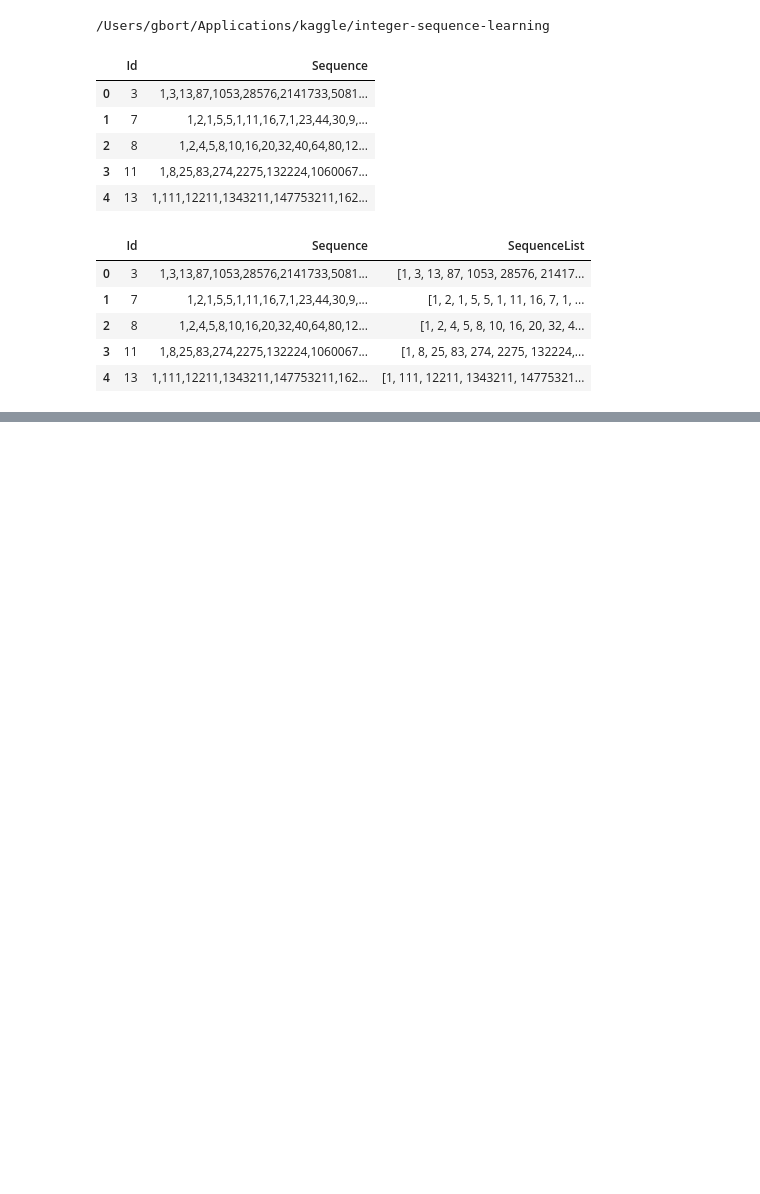
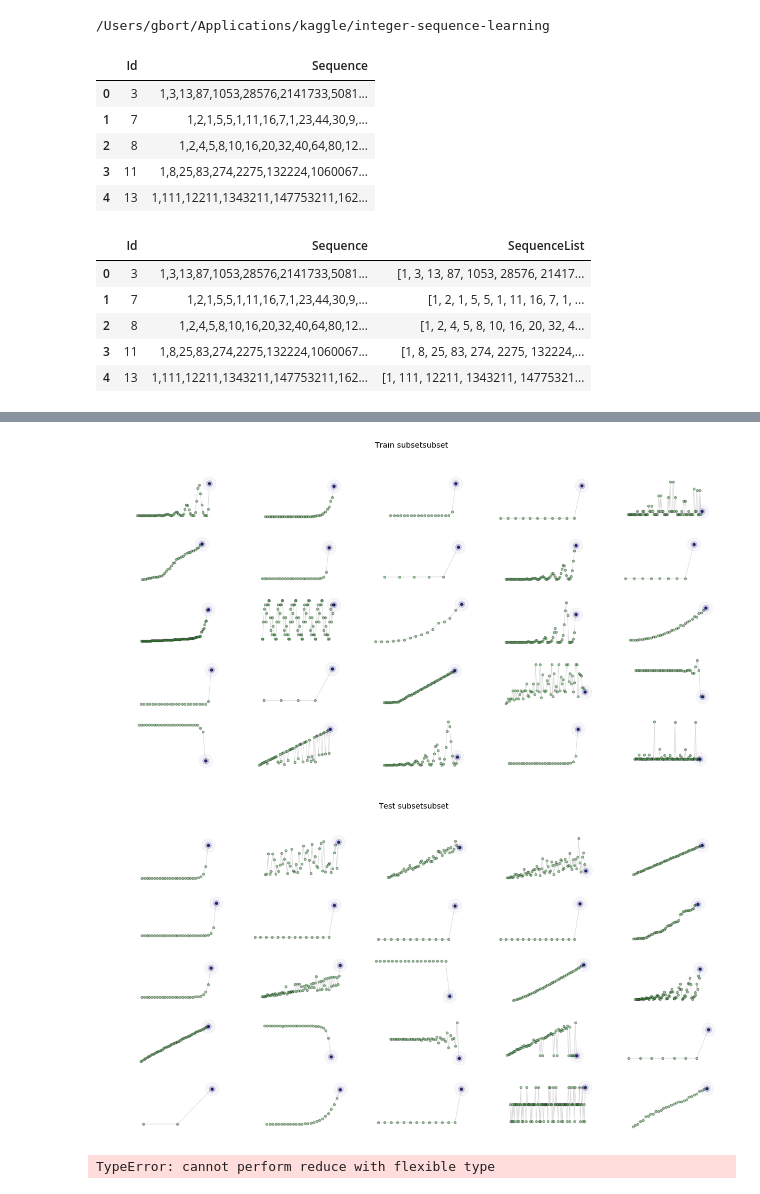
Before and after one commit to gerardobort/kaggle, a Jupyter notebook: integer-sequence-learning/approach2.ipynb, the cells around one changed output, grey strips where cells are left out. Drawn from its saved outputs; the diff is of its cells as text; code cells hidden in the pictures; blank space fills up the shorter version.

```diff
--- a/integer-sequence-learning/approach2.ipynb
+++ b/integer-sequence-learning/approach2.ipynb
@@ -6,6 +6,7 @@
 import pandas as pd
 # %%
 train = pd.read_csv("data/train.csv")
+test = pd.read_csv("data/test.csv")
 # %%
 train.head()
 # %% [output]
@@ -20,6 +21,7 @@ def split(seq):
     return seq.split(",")
 
 train["SequenceList"] = train["Sequence"].apply(split)
+test["SequenceList"] = test["Sequence"].apply(split)
 # %%
 train.head()
 # %% [output]
@@ -31,0 +46,52 @@ train.head()
+# %%
+def plotSubset(set, subsetName):
+    plt.figure(figsize=(20,10))
+    plt.suptitle(subsetName + "subset", fontsize="x-large")
+    for k in range(25):
+        y = set['SequenceList'][1+k]
+        x = np.linspace(1, len(y),len(y))
+        plt.subplot(5,5,1+k)
+        # plot the points
+        plt.scatter(x, y, s=20, c='green', alpha=0.4)
+        # shows the expected output
+        for j in range(5):
+            plt.scatter(x[-1], y[-1], s=10+5**j, c='darkblue', alpha=0.52-0.12*j)
+        plt.plot(x, y, c='gray', alpha=0.3)
+        plt.axis('off')
+    plt.savefig('e01.png')
+
+plotSubset(train, "Train subset")
+plotSubset(test, "Test subset")
+# %% [output]
+[figure, added]
+[figure, added]
+# %%
+from sklearn.linear_model import LinearRegression
+
+def addPolynomialTerms(subX, x):
+    subX['x2'] = x**2
+    subX['x3'] = x**3
+    subX['x4'] = x**.5
+    subX['x5'] = np.sin(x)
+    subX['x6'] = np.cos(x)
+    subX['x7'] = np.exp(x)
+    subX['x8'] = np.log(x)
+
+y         = train['SequenceList'][2]
+x         = np.linspace(1, len(y), len(y))
+regresor  = LinearRegression()
+subX      = pd.DataFrame({'x':x})
+addPolynomialTerms(subX, x)
+regresor.fit(subX.as_matrix(), y)
+predict   = regresor.predict(subX.as_matrix())
+plt.figure(figsize=(10,6))
+plt.scatter(x, y, s=20, c='green', alpha=0.4)
+for j in range(5):
+    plt.scatter(x[-1], y[-1], s=50+5**j, c='darkblue', alpha=0.52-0.12*j)
+    plt.scatter(x[-1], predict[-1], s=50+5**j, c='red', alpha=0.52-0.12*j)
+plt.plot(x, y, c='black', alpha=0.6, label='expected output')
+plt.plot(x, predict, c='red', alpha=0.8, linewidth=1., label='real output')
+plt.legend(loc='upper left')
+plt.savefig('linear03.png')
+# %% [output]
+TypeError: cannot perform reduce with flexible type
```
Also changed, not shown: parts of 5 cells of this notebook, 6 other files.
